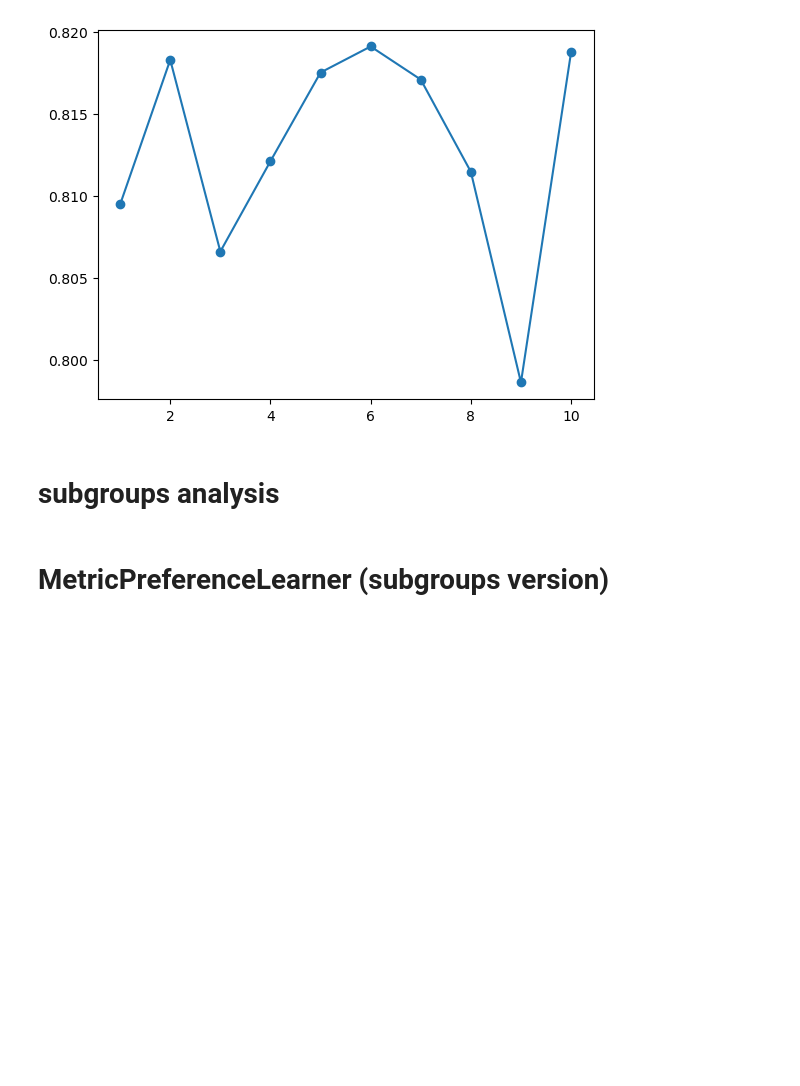
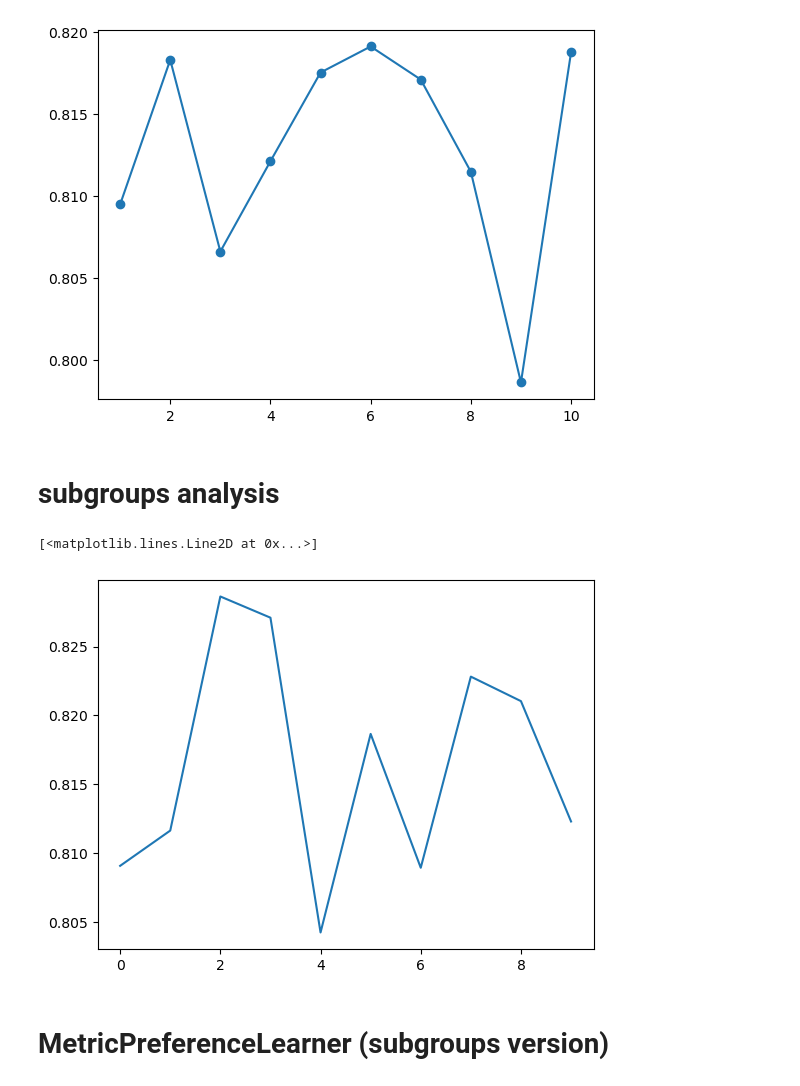
Before and after one commit to ChenDaiwei-99/multiuser-metric-preference, a Jupyter notebook: tmp_torch_module_subgroups_daiwei.ipynb, the cells around one changed output. Drawn from its saved outputs; the diff is of its cells as text; code cells hidden in the pictures; blank space fills up the shorter version.

```diff
--- a/tmp_torch_module_subgroups_daiwei.ipynb
+++ b/tmp_torch_module_subgroups_daiwei.ipynb
@@ -189,5 +190,22 @@ import torch
 fileNames = os.listdir('./save_subgroups/')
 filePaths = [os.path.join('./save_subgroups/',i) for i in fileNames]
+# %%
+res_list = [torch.load(filePath) for filePath in tqdm(filePaths)]
+# %%
+sample_size = []
+final_test_accu = []
+final_relative_metric_error = []
+final_relative_ideal_point_error = []
+final_learner = []
+for i in res_list:
+    sample_size.append(i['args']['num_pairs_per_user'])
+    final_test_accu.append(i['train_stats']['test_accu_record'][-1])
+    final_learner.append(i['learner'])
+# %%
+plt.plot(final_test_accu)
+# %% [output]
+[<matplotlib.lines.Line2D at 0x...>]
+[figure, added]
 # %% [markdown]
 # MetricPreferenceLearner (subgroups version)
 # %%
```
Also changed, not shown: parts of 20 cells of this notebook, 5 other files.
